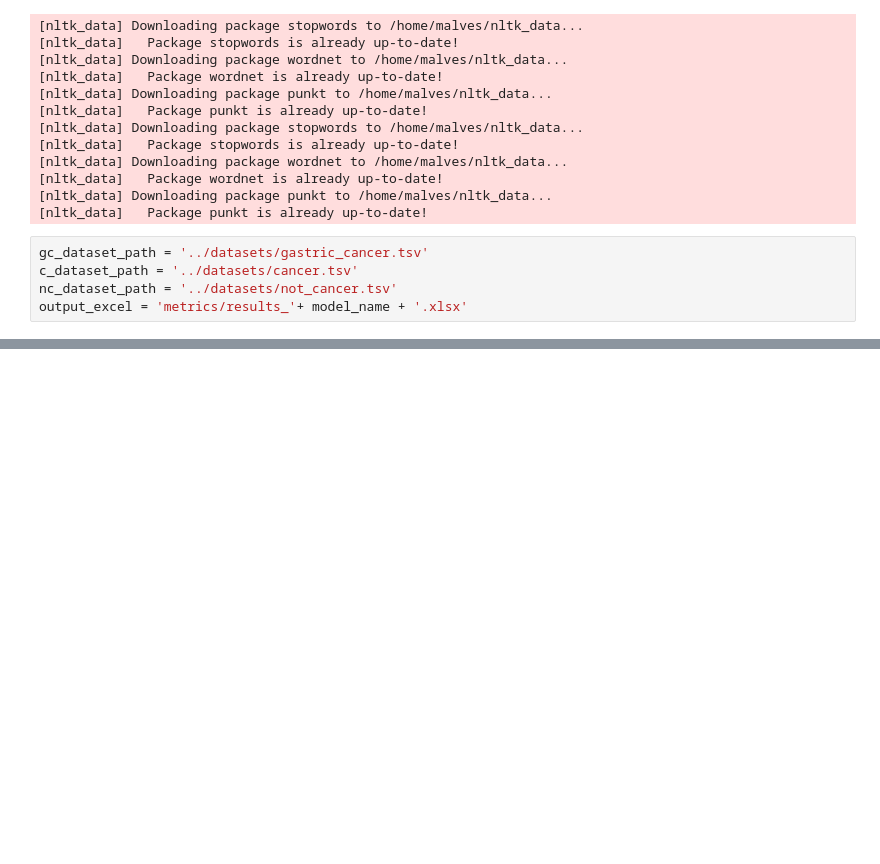
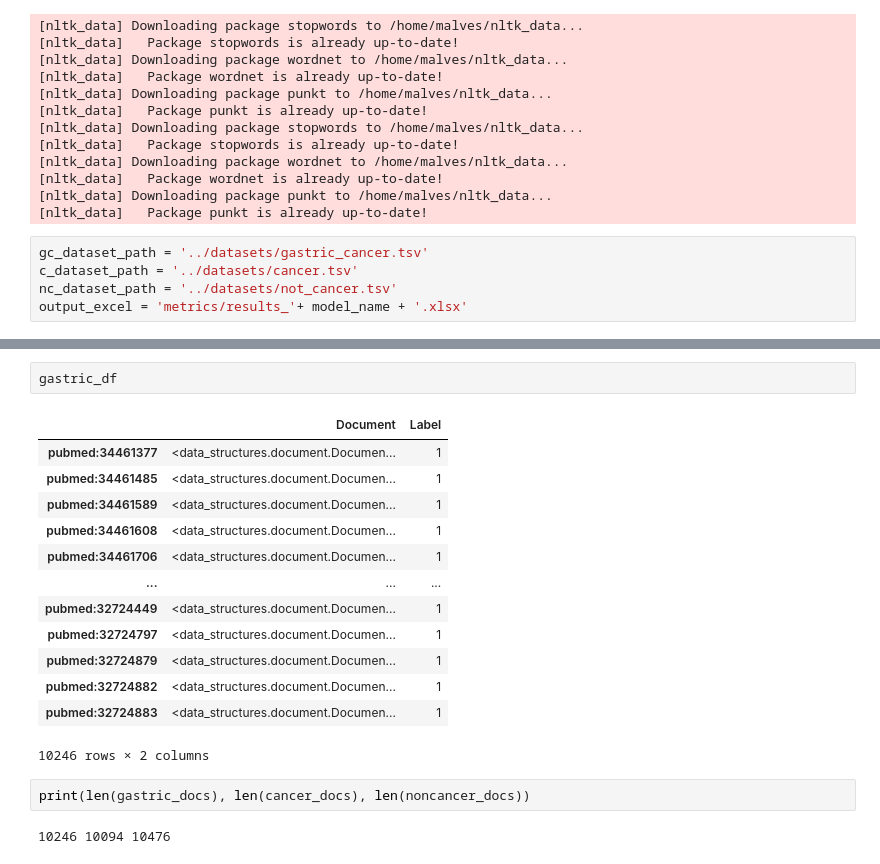
Before and after one commit to BioSystemsUM/biotmpy, a Jupyter notebook: pipelines/Gastric_Cancer.ipynb, the cells around one changed output, grey strips where cells are left out. Drawn from its saved outputs; the diff is of its cells as text; blank space fills up the shorter version.

```diff
--- a/pipelines/Gastric_Cancer.ipynb
+++ b/pipelines/Gastric_Cancer.ipynb
@@ -342,0 +175,20 @@ nc_df_sib.to_csv('sib/not_cancer_sib.tsv', sep='\t', index=False)
+# %%
+gastric_df
+# %% [output]
+|  | Document | Label |
+| pubmed:34461377 | <data_structures.document.Documen... | 1 |
+| pubmed:34461485 | <data_structures.document.Documen... | 1 |
+| pubmed:34461589 | <data_structures.document.Documen... | 1 |
+| pubmed:34461608 | <data_structures.document.Documen... | 1 |
+| pubmed:34461706 | <data_structures.document.Documen... | 1 |
+| ... | ... | ... |
+| pubmed:32724449 | <data_structures.document.Documen... | 1 |
+| pubmed:32724797 | <data_structures.document.Documen... | 1 |
+| pubmed:32724879 | <data_structures.document.Documen... | 1 |
+| pubmed:32724882 | <data_structures.document.Documen... | 1 |
+| pubmed:32724883 | <data_structures.document.Documen... | 1 |
+10246 rows × 2 columns
+# %%
+print(len(gastric_docs), len(cancer_docs), len(noncancer_docs))
+# %% [output]
+10246 10094 10476
```
Also changed, not shown: parts of 44 cells of this notebook, 8 other files.
